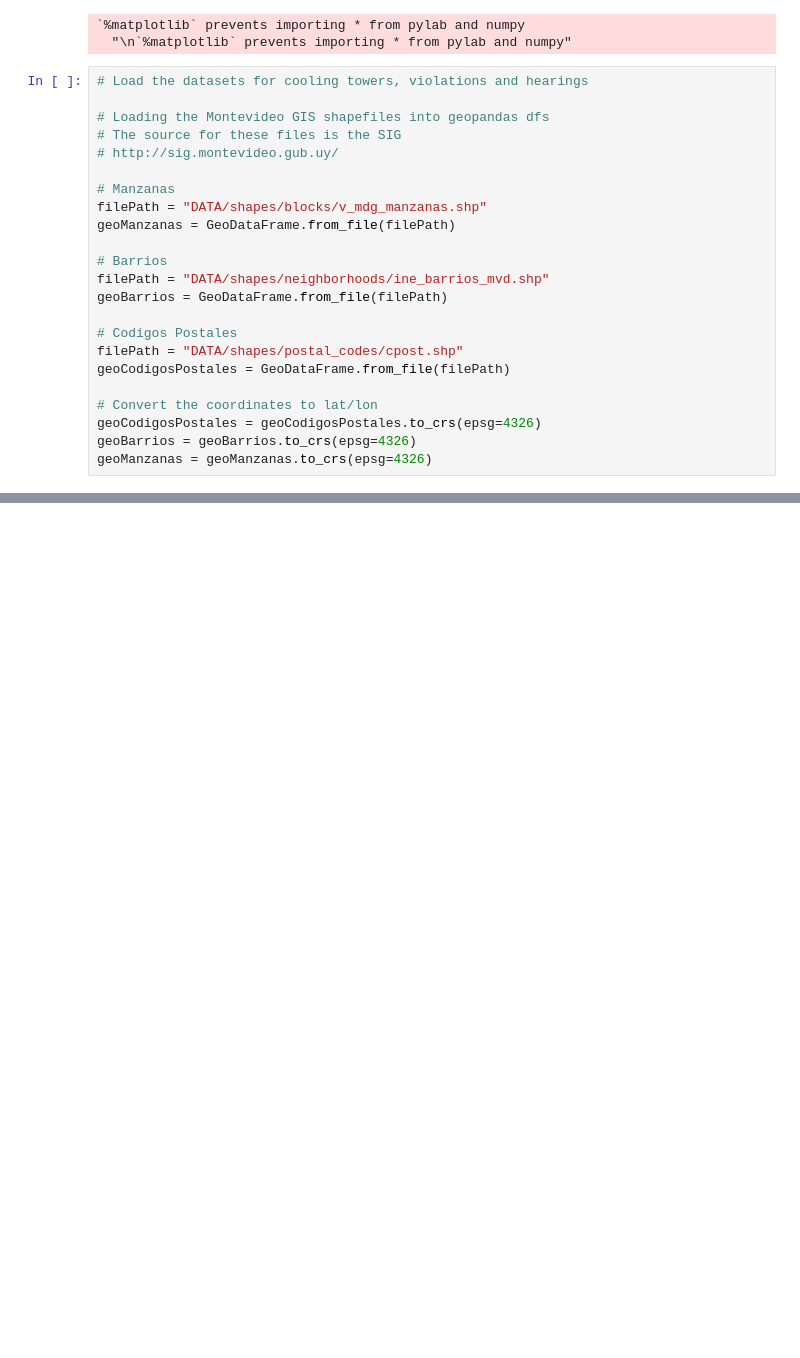
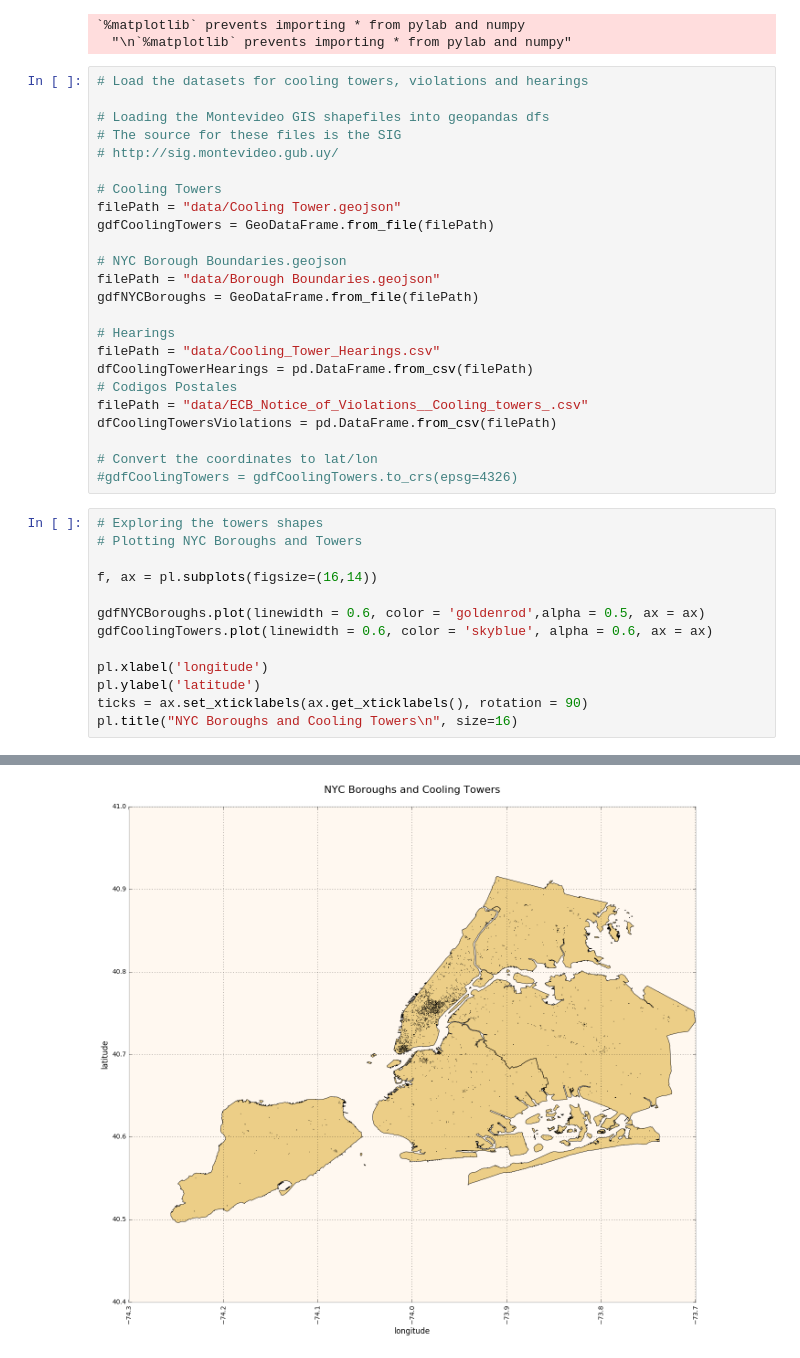
Before and after one commit to sbg389/UISSC-Cooling_Towers, a Jupyter notebook: Cooling_Towers.ipynb, the cells around one changed output, grey strips where cells are left out. Drawn from its saved outputs; the diff is of its cells as text; blank space fills up the shorter version.

```diff
--- a/Cooling_Towers.ipynb
+++ b/Cooling_Towers.ipynb
@@ -65,19 +65,34 @@ Populating the interactive namespace from numpy and matplotlib
 # The source for these files is the SIG
 # http://sig.montevideo.gub.uy/
 
-# Manzanas
-filePath = "DATA/shapes/blocks/v_mdg_manzanas.shp"
-geoManzanas = GeoDataFrame.from_file(filePath)
+# Cooling Towers
+filePath = "data/Cooling Tower.geojson"
+gdfCoolingTowers = GeoDataFrame.from_file(filePath)
 
-# Barrios
-filePath = "DATA/shapes/neighborhoods/ine_barrios_mvd.shp"
-geoBarrios = GeoDataFrame.from_file(filePath)
+# NYC Borough Boundaries.geojson
+filePath = "data/Borough Boundaries.geojson"
+gdfNYCBoroughs = GeoDataFrame.from_file(filePath)
 
+# Hearings
+filePath = "data/Cooling_Tower_Hearings.csv"
+dfCoolingTowerHearings = pd.DataFrame.from_csv(filePath)
 # Codigos Postales
-filePath = "DATA/shapes/postal_codes/cpost.shp"
-geoCodigosPostales = GeoDataFrame.from_file(filePath)
+filePath = "data/ECB_Notice_of_Violations__Cooling_towers_.csv"
+dfCoolingTowersViolations = pd.DataFrame.from_csv(filePath)
 
 # Convert the coordinates to lat/lon
-geoCodigosPostales = geoCodigosPostales.to_crs(epsg=4326)
-geoBarrios = geoBarrios.to_crs(epsg=4326)
-geoManzanas = geoManzanas.to_crs(epsg=4326)
+#gdfCoolingTowers = gdfCoolingTowers.to_crs(epsg=4326)
+# %%
+# Exploring the towers shapes
+# Plotting NYC Boroughs and Towers
+
+f, ax = pl.subplots(figsize=(16,14))
+
+gdfNYCBoroughs.plot(linewidth = 0.6, color = 'goldenrod',alpha = 0.5, ax = ax)
+gdfCoolingTowers.plot(linewidth = 0.6, color = 'skyblue', alpha = 0.6, ax = ax)
+
+pl.xlabel('longitude')
+pl.ylabel('latitude')
+ticks = ax.set_xticklabels(ax.get_xticklabels(), rotation = 90)
+pl.title("NYC Boroughs and Cooling Towers\n", size=16)
+# %% [output]
@@ -83,0 +100 @@ geoManzanas = geoManzanas.to_crs(epsg=4326)
+[figure, added]
```
Also changed, not shown: parts of 3 cells of this notebook, 1 other file.
